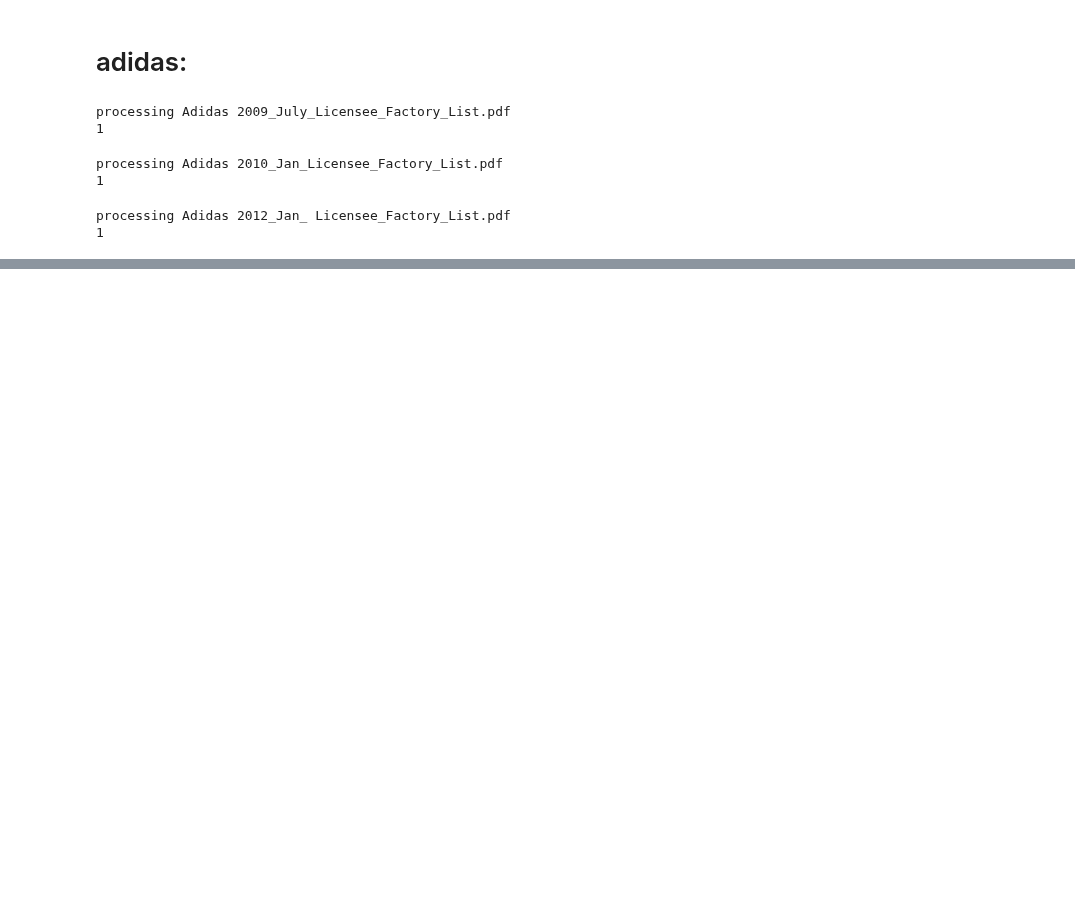
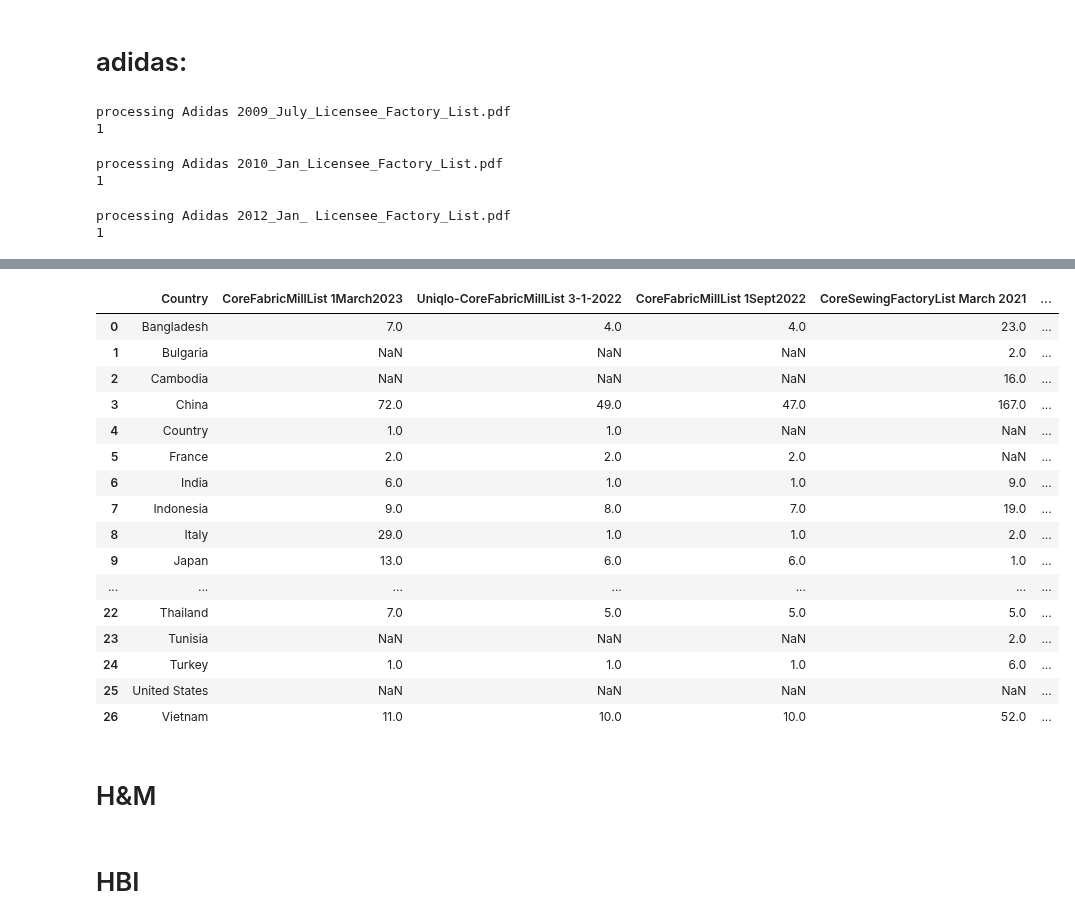
Before and after one commit to xolyn/labor_audit, a Jupyter notebook: LingyuZhou/FA24/FactoriesTable.BW/extract.ipynb, the cells around one changed output, grey strips where cells are left out. Saved outputs shown, nothing was run; the diff lists cells and outputs as text; code cells hidden in the pictures; blank space fills up the shorter version.

```diff
--- a/LingyuZhou/FA24/FactoriesTable.BW/extract.ipynb
+++ b/LingyuZhou/FA24/FactoriesTable.BW/extract.ipynb
@@ -43,0 +58,8 @@ adidas.to_excel('adidas.xlsx',index=0)
+# %%
+adidas2022result=[]
+with pdfplumber.open('files/Adidas 2022_world_cup_supplier_list.pdf') as adidas2022:
+    for page in adidas2022.pages:
+        tables = page.extract_table()
+        adidas2022result.extend([sorted(x, key=lambda x:len(x))[0] for x in tables if x[2] and None not in x and 'Location' not in x])
+
+Counter(adidas2022result)
@@ -43,0 +86,5 @@ adidas.to_excel('adidas.xlsx',index=0)
+# %%
+fr2023=pd.read_excel('files/Fast Retailing CoreFabricMillList 1March2023.xlsx',names=['.','Country','Factory name','Adress'])
+fr2023.drop(fr2023.columns[0],axis=1).iloc[4:]
+frResult=pd.DataFrame(fr2023.Country.value_counts()).reset_index().rename({'count':'CoreFabricMillList 1March2023'},axis=1)
+frResult
@@ -43,0 +107,5 @@ adidas.to_excel('adidas.xlsx',index=0)
+# %%
+fr2022_3_1=pd.read_excel('files/FastRetailing-Uniqlo-CoreFabricMillList 3-1-2022.xlsx',names=['.','Country','Factory name','Adress'])
+fr2022_3_1.drop(fr2022_3_1.columns[0],axis=1).iloc[4:]
+frResult=pd.merge(frResult,pd.DataFrame(fr2022_3_1.Country.value_counts()).rename({'count':'Uniqlo-CoreFabricMillList 3-1-2022'},axis=1), on='Country', how='outer')
+frResult
@@ -43,0 +129,15 @@ adidas.to_excel('adidas.xlsx',index=0)
+# %%
+for fileName in [x for x in os.listdir('files') if x.startswith('Fast Retailing') and x.endswith('.pdf')]:
+    colName=fileName.replace('.pdf','').split("Retailing")[1].strip()
+    # print(columnName)
+    result=[]
+    with pdfplumber.open(f'files/{fileName}') as frTemp:
+        print(f'processing {fileName}')
+        for page in frTemp.pages:
+            tables = page.extract_table()
+            if not result:
+                countryIndex=[x for x in tables if 'Country' in x][0].index('Country')
+                # print(countryIndex)
+            result.extend([x[countryIndex].replace('\n',' ') for x in tables if x[countryIndex] and x[countryIndex].strip() not in ['','Country']])
+        result=pd.DataFrame(Counter(result),index=[colName]).T.reset_index().rename(columns={'index': 'Country'})
+        frResult=pd.merge(frResult, result, on='Country', how='outer')
@@ -43,0 +154,20 @@ adidas.to_excel('adidas.xlsx',index=0)
+# %%
+frResult
+# %% [output]
+|  | Country | CoreFabricMillList 1March2023 | Uniqlo-CoreFabricMillList 3-1-2022 | CoreFabricMillList 1Sept2022 | CoreSewingFactoryList March 2021 | ... |
+| 0 | Bangladesh | 7.0 | 4.0 | 4.0 | 23.0 | ... |
+| 1 | Bulgaria | NaN | NaN | NaN | 2.0 | ... |
+| 2 | Cambodia | NaN | NaN | NaN | 16.0 | ... |
+| 3 | China | 72.0 | 49.0 | 47.0 | 167.0 | ... |
+| 4 | Country | 1.0 | 1.0 | NaN | NaN | ... |
+| 5 | France | 2.0 | 2.0 | 2.0 | NaN | ... |
+| 6 | India | 6.0 | 1.0 | 1.0 | 9.0 | ... |
+| 7 | Indonesia | 9.0 | 8.0 | 7.0 | 19.0 | ... |
+| 8 | Italy | 29.0 | 1.0 | 1.0 | 2.0 | ... |
+| 9 | Japan | 13.0 | 6.0 | 6.0 | 1.0 | ... |
+| ... | ... | ... | ... | ... | ... | ... |
+| 22 | Thailand | 7.0 | 5.0 | 5.0 | 5.0 | ... |
+| 23 | Tunisia | NaN | NaN | NaN | 2.0 | ... |
+| 24 | Turkey | 1.0 | 1.0 | 1.0 | 6.0 | ... |
+| 25 | United States | NaN | NaN | NaN | NaN | ... |
+| 26 | Vietnam | 11.0 | 10.0 | 10.0 | 52.0 | ... |
@@ -43,0 +176,2 @@ adidas.to_excel('adidas.xlsx',index=0)
+# %% [markdown]
+# H&M
@@ -43,0 +181,2 @@ adidas.to_excel('adidas.xlsx',index=0)
+# %% [markdown]
+# HBI
```
Also changed, not shown: parts of 11 cells of this notebook, 9 other files.
